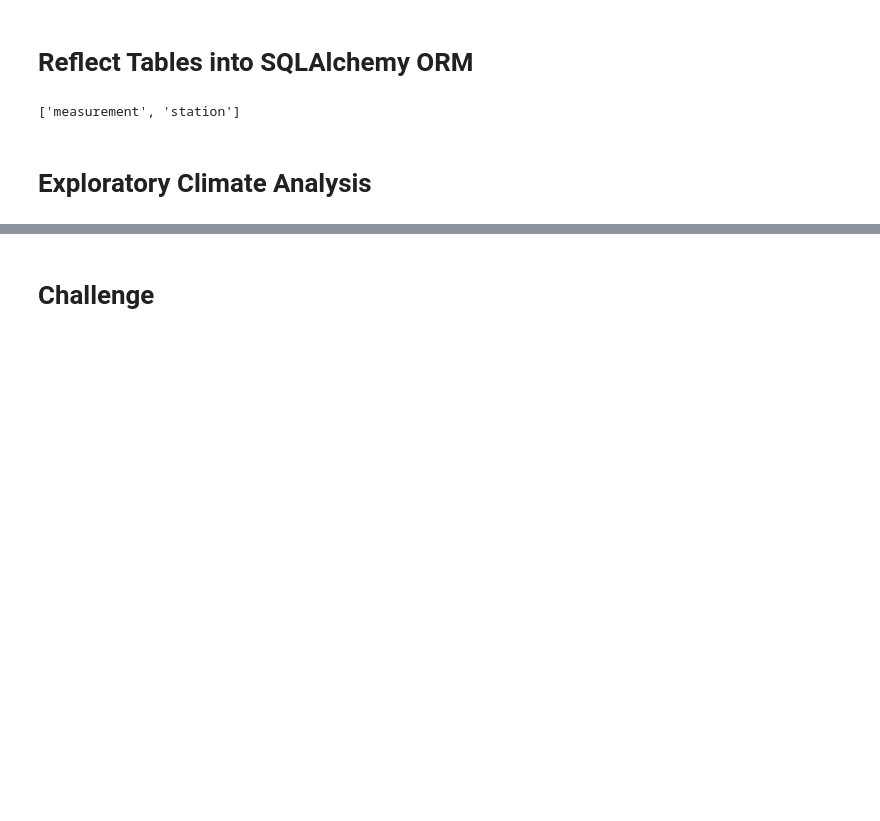
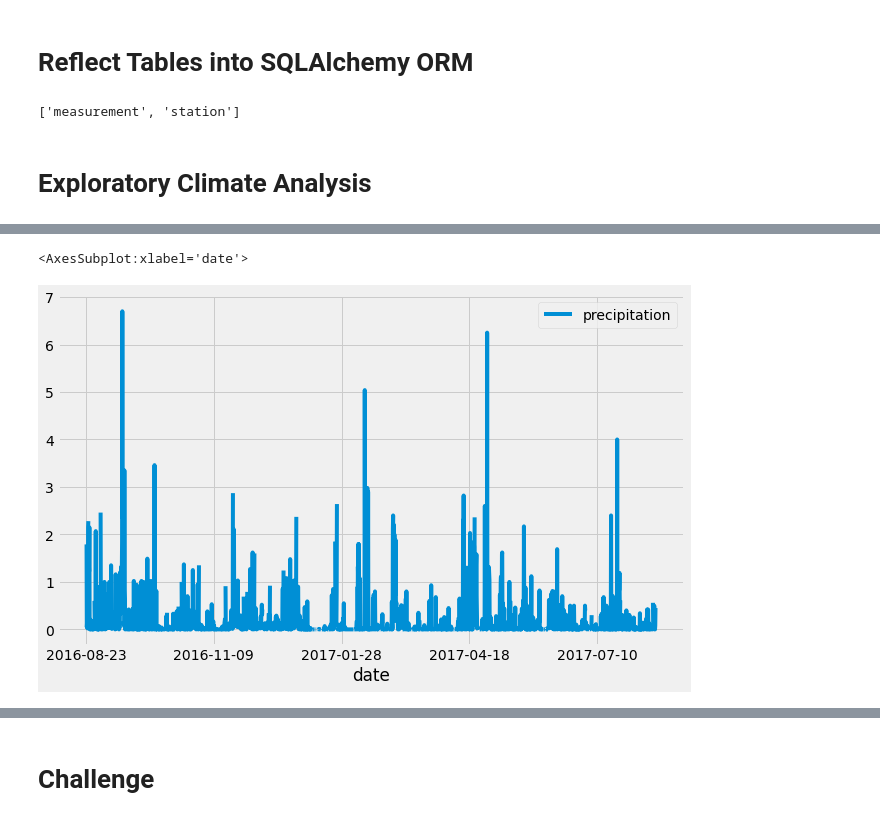
Before and after one commit to zkt2018/surfs_up, a Jupyter notebook: climate_analysis.ipynb, the cells around one changed output, grey strips where cells are left out. Cells and saved outputs as stored; diff of their text form; code cells hidden in the pictures; blank space fills up the shorter version.

Commit message:
Created dataframe and plot

```diff
--- a/climate_analysis.ipynb
+++ b/climate_analysis.ipynb
@@ -40,12 +40,38 @@ session = Session(engine)
 # Design a query to retrieve the last 12 months of precipitation data and plot the results.
 #Starting from the last data point in the database.
 
+prev_year = dt.date(2017, 8, 23)
+
 # Calculate the date one year from the last date in data set.
+
+prev_year = dt.date(2017, 8, 23) - dt.timedelta(days=365)
 
 # Perform a query to retrieve the data and precipitation scores
 
+#results = session.query(Measurement.date, Measurement.prcp)
+
+# Filter out the data except for the previous year
+#results = session.query(Measurement.date, Measurement.prcp).filter(Measurement.date >= prev_year)
+
+# Extracting all of the results
+results = session.query(Measurement.date, Measurement.prcp).filter(Measurement.date >= prev_year).all()
+
+#print(results.all())
+#print(results)
+
 # Save the query results as a Pandas DataFrame and set the index to the date column
+df = pd.DataFrame(results, columns=['date','precipitation'])
 
 # Sort the dataframe by date
+# Creating a dataframe with modified specifications (the index col displays the number of rows)
+#df.set_index(df['date'], inplace=False)
 
-# Use Pandas Plotting with Matplotlib to plot the data
+# Creates a dataframe without modified specifications (and the index col displays the date)
+df.set_index(df['date'], inplace=True)
+#print(df)
+
+# Sort the values by date
+df = df.sort_index()
+
+# Print the dataframe without the index
+print(df.to_string(index=False))
@@ -52,2 +96,8 @@ session = Session(engine)
+# %%
+# Use Pandas Plotting with Matplotlib to plot the data
+df.plot(figsize=(10, 6))
+# %% [output]
+<AxesSubplot:xlabel='date'>
+[figure, added]
 # %%
 # Use Pandas to calcualte the summary statistics for the precipitation data
```
Also changed, not shown: parts of 2 cells of this notebook.
